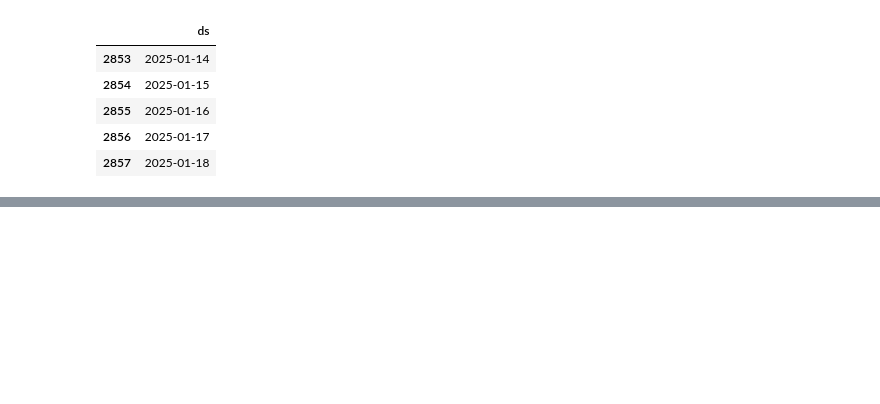
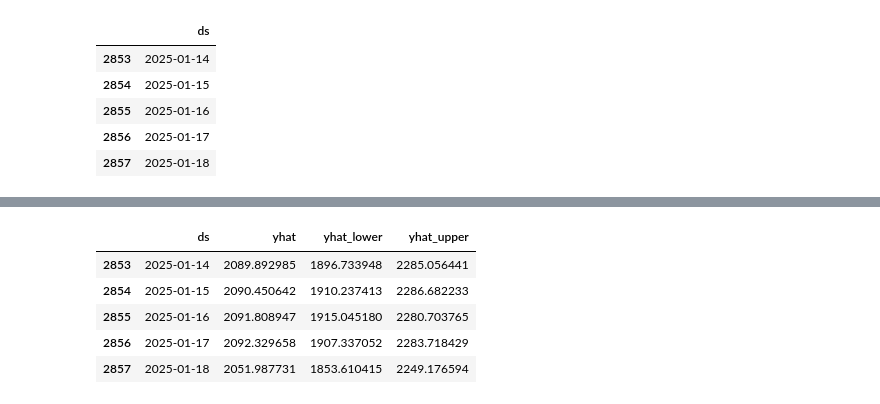
Before and after one commit to shivank124/Kaggle, a Jupyter notebook: gold-stock-prize.ipynb, the cells around one changed output, grey strips where cells are left out. Saved outputs shown, nothing was run; the diff lists cells and outputs as text; code cells hidden in the pictures; blank space fills up the shorter version.

```diff
--- a/gold-stock-prize.ipynb
+++ b/gold-stock-prize.ipynb
@@ -332,0 +374,3 @@ Discarding nonzero nanoseconds in conversion.
+# %%
+model_open = Prophet()
+model_open.fit(df_open)
@@ -332,0 +381,3 @@ Discarding nonzero nanoseconds in conversion.
+# %%
+future_open = model_open.make_future_dataframe(periods=365)
+future_open.tail()
@@ -332,0 +391,10 @@ Discarding nonzero nanoseconds in conversion.
+# %%
+forecast_open = model_open.predict(future_open)
+forecast_open[['ds', 'yhat', 'yhat_lower', 'yhat_upper']].tail()
+# %% [output]
+|  | ds | yhat | yhat_lower | yhat_upper |
+| 2853 | 2025-01-14 | 2089.892985 | 1896.733948 | 2285.056441 |
+| 2854 | 2025-01-15 | 2090.450642 | 1910.237413 | 2286.682233 |
+| 2855 | 2025-01-16 | 2091.808947 | 1915.045180 | 2280.703765 |
+| 2856 | 2025-01-17 | 2092.329658 | 1907.337052 | 2283.718429 |
+| 2857 | 2025-01-18 | 2051.987731 | 1853.610415 | 2249.176594 |
```
Also changed, not shown: parts of 13 cells of this notebook.
